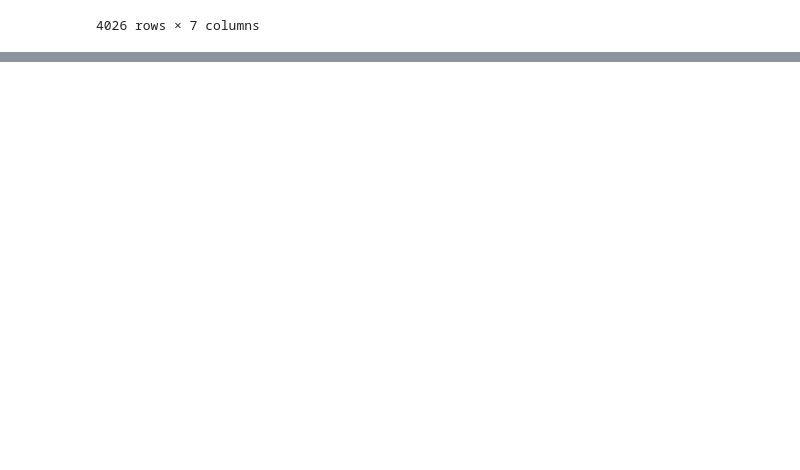
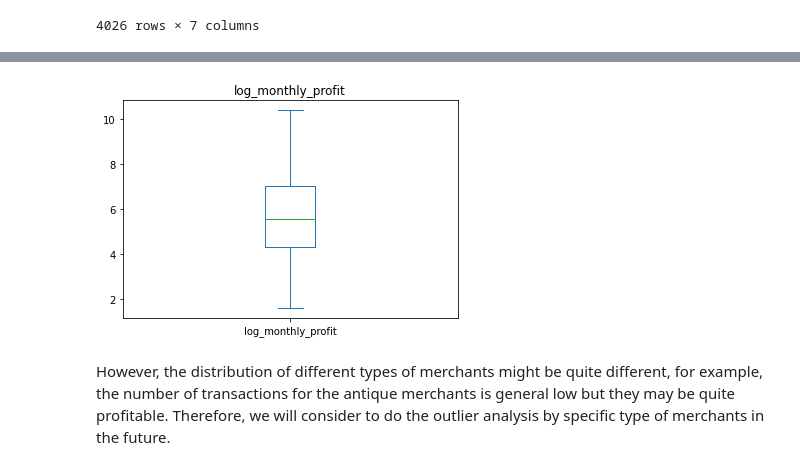
Before and after one commit to MAST30034-Applied-Data-Science/generic-buy-now-pay-later-project-group-33, a Jupyter notebook: notebooks/Missing value and outliers.ipynb, the cells around one changed output, grey strips where cells are left out. Drawn from its saved outputs; the diff is of its cells as text; code cells hidden in the pictures; blank space fills up the shorter version.

```diff
--- a/notebooks/Missing value and outliers.ipynb
+++ b/notebooks/Missing value and outliers.ipynb
@@ -42,0 +141,12 @@ merchant_detail
+# %%
+def calculate_boundary(columns):
+    Q1 = columns.quantile(0.25)
+    Q3 = columns.quantile(0.75)
+    IQR = Q3-Q1
+    return Q1-1*IQR
+# %%
+transactions_boundary = calculate_boundary(merchant_detail['log_transactions_number'])
+profit_boundary = calculate_boundary(merchant_detail['log_monthly_profit'])
+# %%
+filtered_merchant_detail1 = merchant_detail[(merchant_detail['log_transactions_number']>=transactions_boundary)]
+filtered_merchant_detail2 = filtered_merchant_detail1[(filtered_merchant_detail1['log_monthly_profit']>=profit_boundary)]
@@ -42,0 +168,7 @@ merchant_detail
+# %%
+filtered_merchant_detail2['log_monthly_profit'].plot(kind='box', title='log_monthly_profit')
+plt.show()
+# %% [output]
+[figure, added]
+# %% [markdown]
+However, the distribution of different types of merchants might be quite different, for example, the number of transactions for the antique merchants is general low but they may be quite profitable. Therefore, we will consider to do the outlier analysis by specific type of merchants in the future.
```
Also changed, not shown: parts of 28 cells of this notebook.
